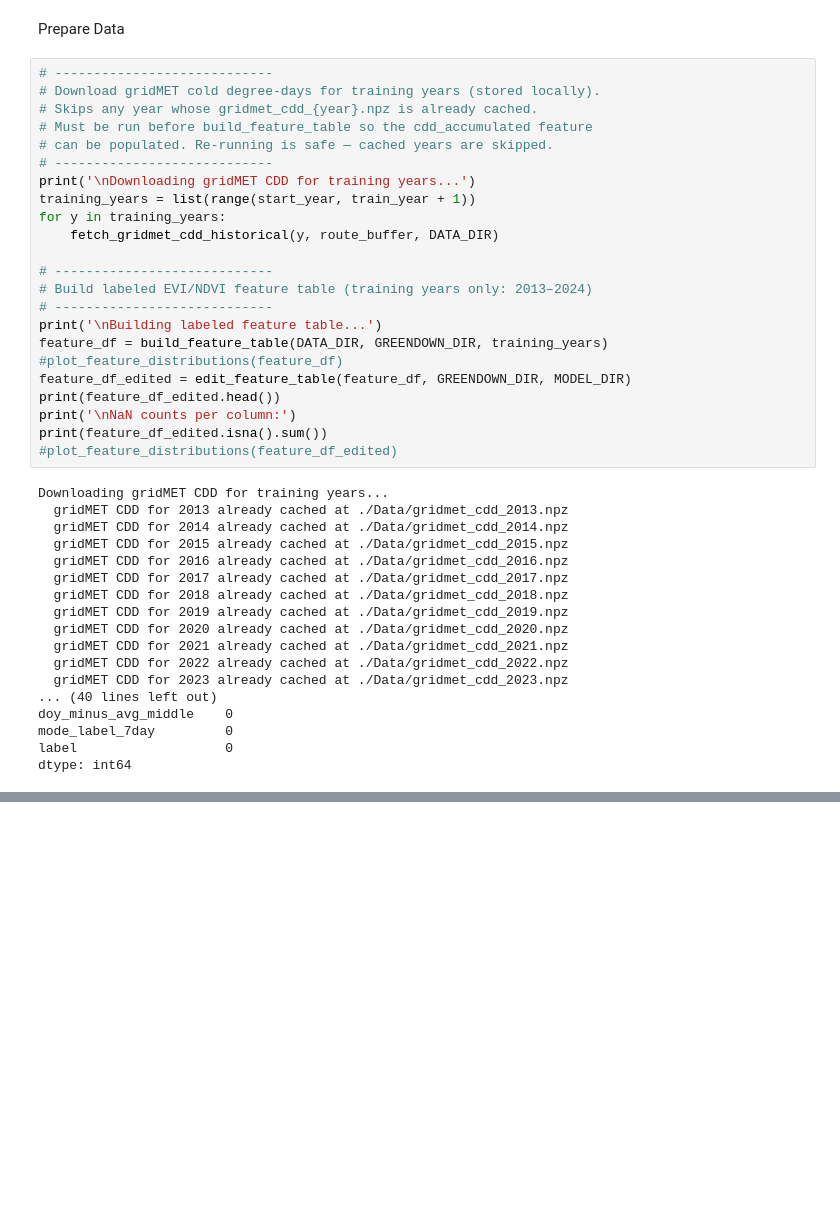
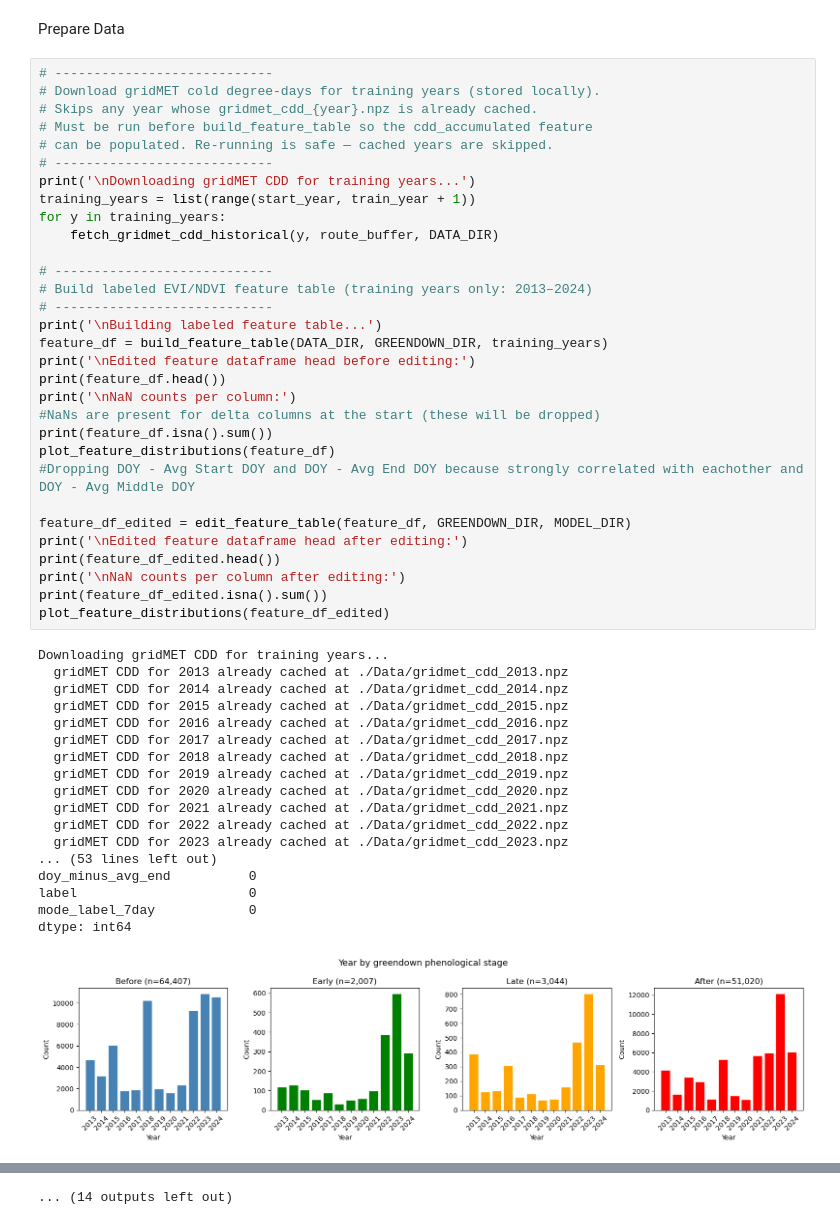
Before and after one commit to k-wheeler/AppTrail_Phenology, a Jupyter notebook: Main.ipynb, the cells around one changed output, grey strips where cells are left out. Drawn from its saved outputs; the diff is of its cells as text; blank space fills up the shorter version.

```diff
--- a/Main.ipynb
+++ b/Main.ipynb
@@ -82,37 +127,46 @@ Prepare Data
 # Must be run before build_feature_table so the cdd_accumulated feature
 # can be populated. Re-running is safe — cached years are skipped.
 # ----------------------------
 print('\nDownloading gridMET CDD for training years...')
 training_years = list(range(start_year, train_year + 1))
 for y in training_years:
     fetch_gridmet_cdd_historical(y, route_buffer, DATA_DIR)
 
 # ----------------------------
 # Build labeled EVI/NDVI feature table (training years only: 2013–2024)
 # ----------------------------
 print('\nBuilding labeled feature table...')
 feature_df = build_feature_table(DATA_DIR, GREENDOWN_DIR, training_years)
-#plot_feature_distributions(feature_df)
+print('\nEdited feature dataframe head before editing:')
+print(feature_df.head())
+print('\nNaN counts per column:')
+#NaNs are present for delta columns at the start (these will be dropped)
+print(feature_df.isna().sum())
+plot_feature_distributions(feature_df)
+#Dropping DOY - Avg Start DOY and DOY - Avg End DOY because strongly correlated with eachother and DOY - Avg Middle DOY
+
 feature_df_edited = edit_feature_table(feature_df, GREENDOWN_DIR, MODEL_DIR)
+print('\nEdited feature dataframe head after editing:')
 print(feature_df_edited.head())
-print('\nNaN counts per column:')
+print('\nNaN counts per column after editing:')
 print(feature_df_edited.isna().sum())
-#plot_feature_distributions(feature_df_edited)
+plot_feature_distributions(feature_df_edited)
 # %% [output]
 Downloading gridMET CDD for training years...
   gridMET CDD for 2013 already cached at ./Data/gridmet_cdd_2013.npz
   gridMET CDD for 2014 already cached at ./Data/gridmet_cdd_2014.npz
   gridMET CDD for 2015 already cached at ./Data/gridmet_cdd_2015.npz
   gridMET CDD for 2016 already cached at ./Data/gridmet_cdd_2016.npz
   gridMET CDD for 2017 already cached at ./Data/gridmet_cdd_2017.npz
   gridMET CDD for 2018 already cached at ./Data/gridmet_cdd_2018.npz
   gridMET CDD for 2019 already cached at ./Data/gridmet_cdd_2019.npz
   gridMET CDD for 2020 already cached at ./Data/gridmet_cdd_2020.npz
   gridMET CDD for 2021 already cached at ./Data/gridmet_cdd_2021.npz
   gridMET CDD for 2022 already cached at ./Data/gridmet_cdd_2022.npz
   gridMET CDD for 2023 already cached at ./Data/gridmet_cdd_2023.npz
-... (40 lines left out)
-doy_minus_avg_middle    0
-mode_label_7day         0
-label                   0
+... (53 lines left out)
+doy_minus_avg_end          0
+label                      0
+mode_label_7day            0
 dtype: int64
+[figure, added]
@@ -119,3 +183,4 @@ dtype: int64
+... (14 outputs left out)
 # %%
 #Decision tree no pruning
 # ----------------------------
```
Also changed, not shown: parts of 13 cells of this notebook, 5 other files.
